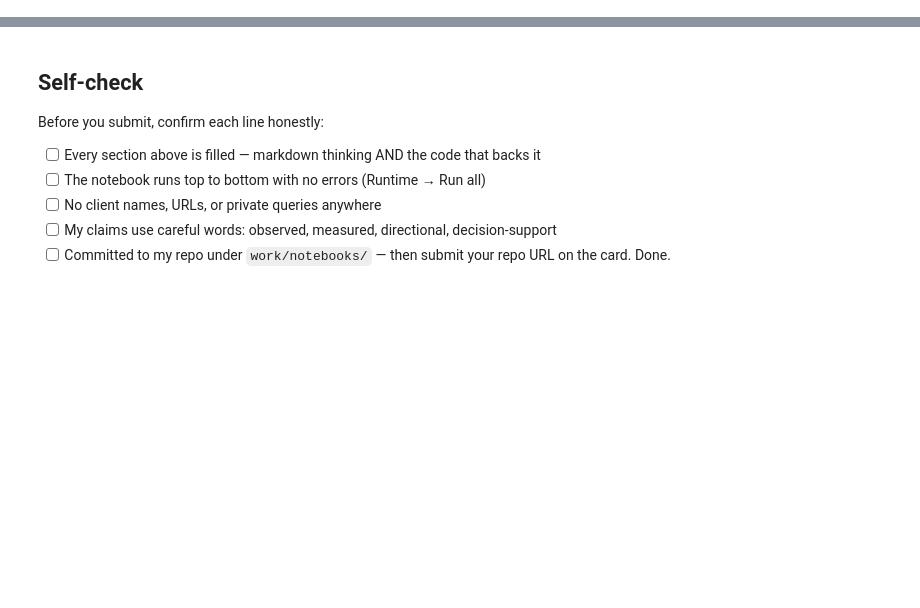
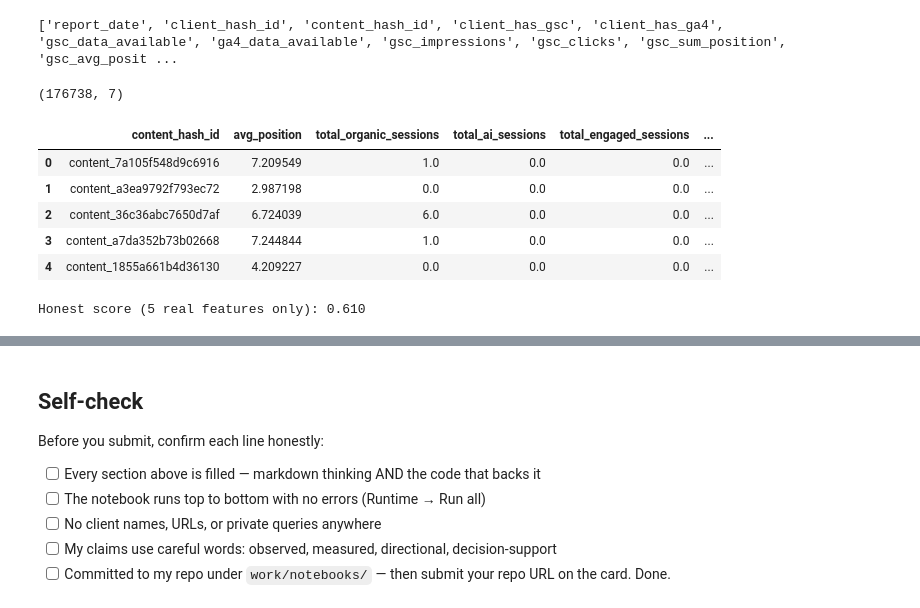
Before and after one commit to AzramAfaq/flyrank-ml-internship, a Jupyter notebook: work/notebooks/w03_data_contract.ipynb, the cells around one changed output, grey strips where cells are left out. Drawn from its saved outputs; the diff is of its cells as text; code cells hidden in the pictures; blank space fills up the shorter version.

```diff
--- a/work/notebooks/w03_data_contract.ipynb
+++ b/work/notebooks/w03_data_contract.ipynb
@@ -36,0 +25,2 @@ This skeleton is yours to fill. Work the sections **in order** — each one has
+# %%
+con = duckdb.connect()
@@ -36,0 +151,39 @@ This skeleton is yours to fill. Work the sections **in order** — each one has
+# %%
+cols = con.sql("DESCRIBE SELECT * FROM read_parquet('hf://datasets/FlyRank/internship-warehouse/fact_content_daily_performance/month=2026-03/*.parquet')").df()
+print(cols["column_name"].tolist())
+# %% [output]
+['report_date', 'client_hash_id', 'content_hash_id', 'client_has_gsc', 'client_has_ga4', 'gsc_data_available', 'ga4_data_available', 'gsc_impressions', 'gsc_clicks', 'gsc_sum_position', 'gsc_avg_posit ...
+# %%
+features = con.sql("""
+SELECT
+  content_hash_id,
+  AVG(gsc_avg_position) AS avg_position,
+  SUM(sessions_organic) AS total_organic_sessions,
+  SUM(sessions_ai) AS total_ai_sessions,
+  SUM(ga4_engaged_sessions) AS total_engaged_sessions,
+  SUM(scroll_events) AS total_scroll_events,
+  SUM(gsc_clicks) AS total_clicks
+FROM read_parquet('hf://datasets/FlyRank/internship-warehouse/fact_content_daily_performance/month=2026-03/*.parquet')
+WHERE gsc_data_available IS TRUE
+GROUP BY content_hash_id
+""").df()
+
+print(features.shape)
+features.head()
+# %% [output]
+(176738, 7)
+|  | content_hash_id | avg_position | total_organic_sessions | total_ai_sessions | total_engaged_sessions | ... |
+| 0 | content_7a105f548d9c6916 | 7.209549 | 1.0 | 0.0 | 0.0 | ... |
+| 1 | content_a3ea9792f793ec72 | 2.987198 | 0.0 | 0.0 | 0.0 | ... |
+| 2 | content_36c36abc7650d7af | 6.724039 | 6.0 | 0.0 | 0.0 | ... |
+| 3 | content_a7da352b73b02668 | 7.244844 | 1.0 | 0.0 | 0.0 | ... |
+| 4 | content_1855a661b4d36130 | 4.209227 | 0.0 | 0.0 | 0.0 | ... |
+# %%
+X = features[honest_features].fillna(0)
+y = features["total_clicks"].fillna(0)
+
+model = LinearRegression().fit(X, y)
+honest_score = r2_score(y, model.predict(X))
+print(f"Honest score (5 real features only): {honest_score:.3f}")
+# %% [output]
+Honest score (5 real features only): 0.610
```
Also changed, not shown: parts of 26 cells of this notebook.
